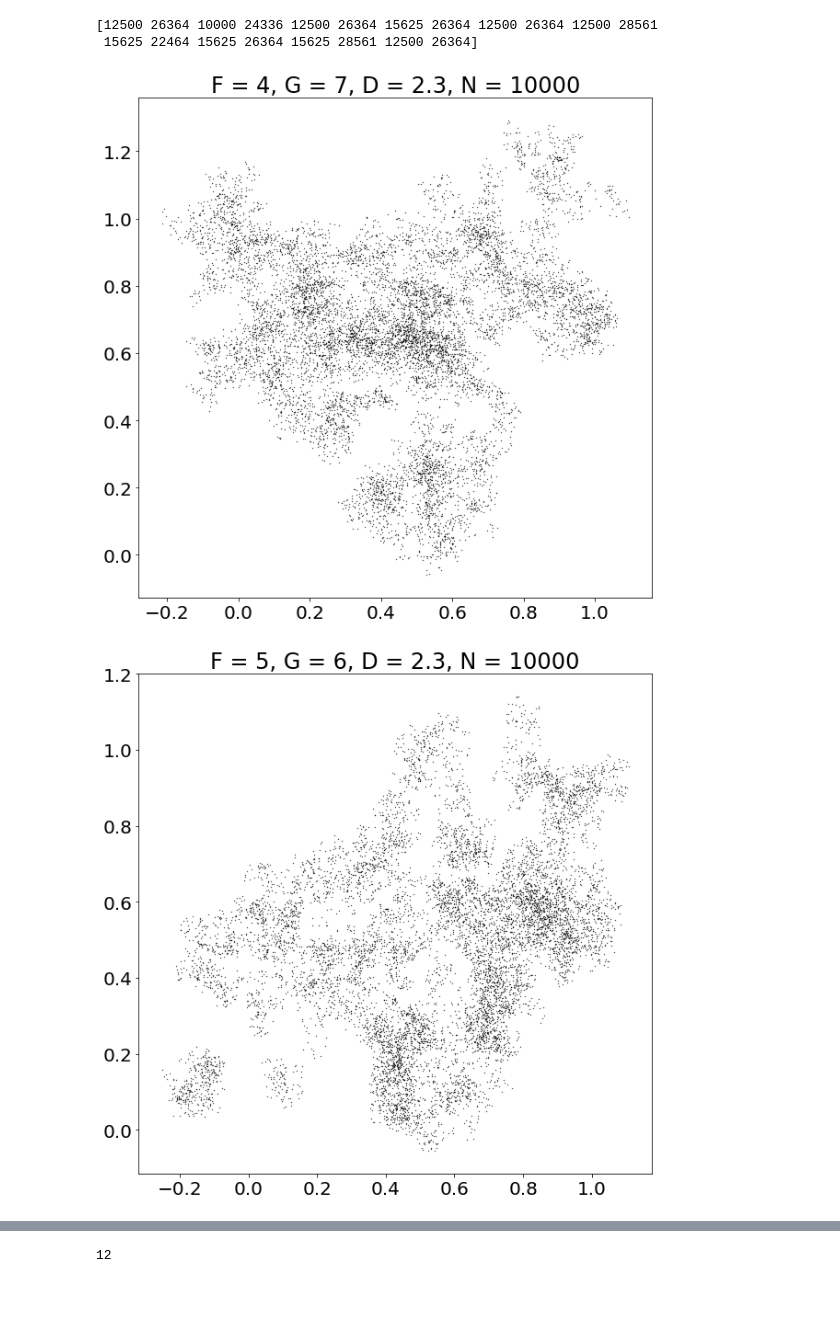
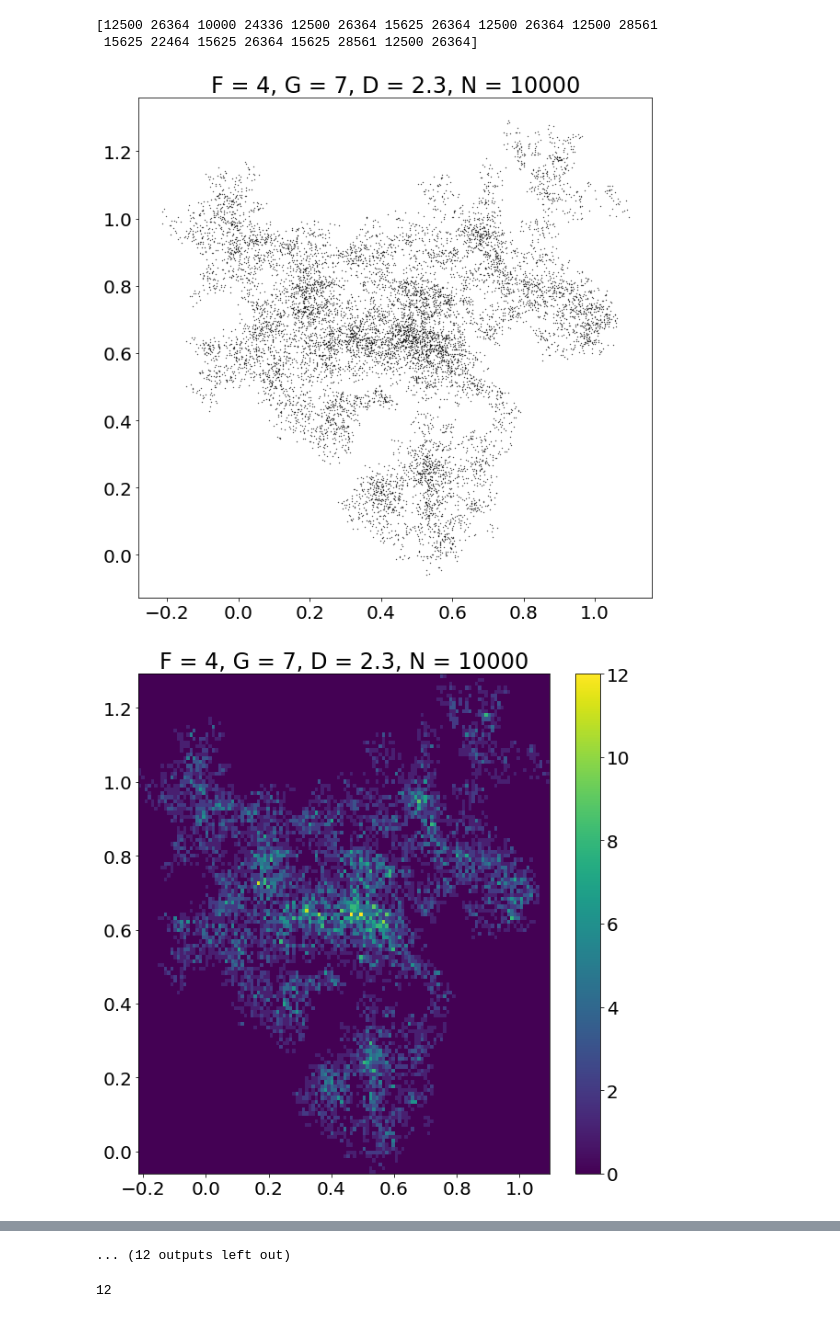
Before and after one commit to MBates92/Scripts, a Jupyter notebook: JupyterNotebooks/Elmegreen's fractal algorithm.ipynb, the cells around one changed output, grey strips where cells are left out. Cells and saved outputs as stored; diff of their text form; code cells hidden in the pictures.

Commit message:
Added histograms

```diff
--- a/JupyterNotebooks/Elmegreen's fractal algorithm.ipynb
+++ b/JupyterNotebooks/Elmegreen's fractal algorithm.ipynb
@@ -172,7 +172,7 @@ len(separations_list)
 # %% [output]
 20
 # %%
-s_factors = np.linspace(0,2,10)
+s_factors = np.linspace(0.7,2,10)
 P_s_list = [[two_pt_corr(culled_star_fields[i],seps,s) for s in s_factors] for i,seps in enumerate(tqdm(separations_list))]
 len(P_s_list)
 # %% [output]
@@ -232,10 +232,17 @@ print(sizes_fields)
 # %%
 for i,field in enumerate(culled_star_fields):
     plt.figure(figsize=(10,10))
     #plt.hist2d(*field, bins=128)
     plt.title('F = {}, G = {}, D = {}, N = {}'.format(F_LIST[i],G_LIST[i],D,len(field[0])))
     plt.scatter(*field, s=.1, c='k')
     plt.show()
+
+    plt.figure(figsize=(10,10))
+    plt.hist2d(*field, bins=128)
+    plt.title('F = {}, G = {}, D = {}, N = {}'.format(F_LIST[i],G_LIST[i],D,len(field[0])))
+    plt.colorbar()
+    #plt.scatter(*field, s=.1, c='k')
+    plt.show()
 # %% [output]
 [figure]
-[figure, old version]
+[figure, new version]
@@ -252,3 +259,4 @@ for i,field in enumerate(culled_star_fields):
+... (12 outputs left out)
 # %%
 separations_list = [ordered_separations(field) for field in tqdm(culled_star_fields)]
 len(separations_list)
```
Also changed, not shown: parts of 1 cell of this notebook.
